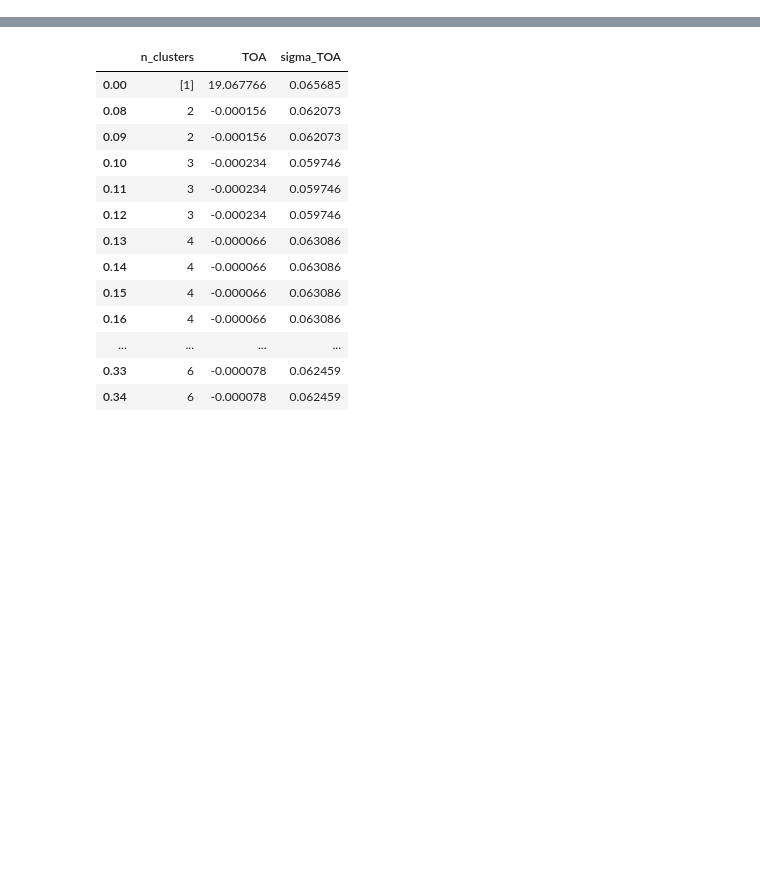
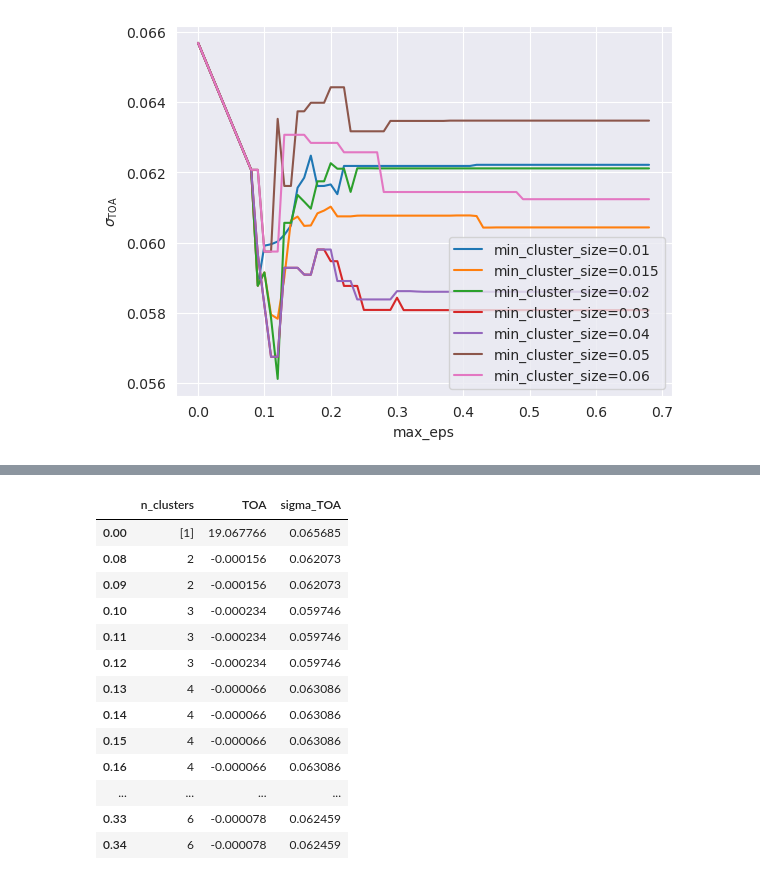
Before and after one commit to sophiasosafiscella/highfluencetiming, a Jupyter notebook: plot_results.ipynb, the cells around one changed output, grey strips where cells are left out. Cells and saved outputs as stored; diff of their text form; code cells hidden in the pictures; blank space fills up the shorter version.

```diff
--- a/plot_results.ipynb
+++ b/plot_results.ipynb
@@ -14,3 +14,18 @@ import sys
 import scipy.special as special
 from IPython.display import display
 from lmfit import Minimizer, Parameters, create_params, report_fit, Model
+# %%
+fig, ax = plt.subplots()
+pd.read_pickle("./results/pol_calibrated/820_band_meerguard_pazr/0.0_sigma/OPTICS_min_cluster_size_0.01/results.pkl")["sigma_TOA"].plot(label='min_cluster_size=0.01')
+pd.read_pickle("./results/pol_calibrated/820_band_meerguard_pazr/0.0_sigma/OPTICS_min_cluster_size_0.015/results.pkl")["sigma_TOA"].plot(label='min_cluster_size=0.015')
+pd.read_pickle("./results/pol_calibrated/820_band_meerguard_pazr/0.0_sigma/OPTICS_min_cluster_size_0.02/results.pkl")["sigma_TOA"].plot(label='min_cluster_size=0.02')
+pd.read_pickle("./results/pol_calibrated/820_band_meerguard_pazr/0.0_sigma/OPTICS_min_cluster_size_0.03/results.pkl")["sigma_TOA"].plot(label='min_cluster_size=0.03')
+pd.read_pickle("./results/pol_calibrated/820_band_meerguard_pazr/0.0_sigma/OPTICS_min_cluster_size_0.04/results.pkl")["sigma_TOA"].plot(label='min_cluster_size=0.04')
+pd.read_pickle("./results/pol_calibrated/820_band_meerguard_pazr/0.0_sigma/OPTICS_min_cluster_size_0.05/results.pkl")["sigma_TOA"].plot(label='min_cluster_size=0.05')
+pd.read_pickle("./results/pol_calibrated/820_band_meerguard_pazr/0.0_sigma/OPTICS_min_cluster_size_0.06/results.pkl")["sigma_TOA"].plot(label='min_cluster_size=0.06')
+ax.set_xlabel('max_eps')
+ax.set_ylabel('$\sigma_\mathrm{TOA}$')
+ax.legend()
+plt.show()
+# %% [output]
+[figure, added]
```
Also changed, not shown: parts of 7 cells of this notebook, 11 other files.
